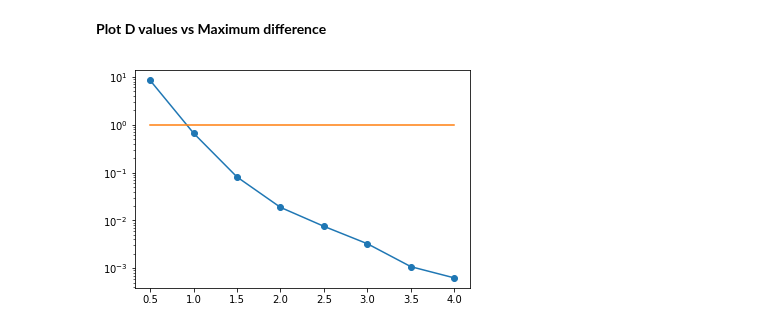
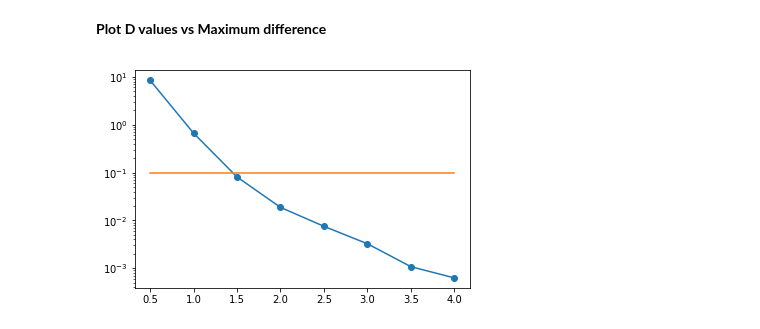
Before and after one commit to pinga-lab/tesseroid-variable-density, a Jupyter notebook: code/02_D-ratio-variable-density.ipynb, the cells around one changed output. Drawn from its saved outputs; the diff is of its cells as text; code cells hidden in the pictures.

```diff
--- a/code/02_D-ratio-variable-density.ipynb
+++ b/code/02_D-ratio-variable-density.ipynb
@@ -146,8 +146,8 @@ for D in D_values:
 **Plot D values vs Maximum difference**
 # %%
 plt.plot(D_values, errors, 'o-')
-plt.plot([D_values[0], D_values[-1]], [10e-1, 10e-1], '-')
+plt.plot([D_values[0], D_values[-1]], [1e-1, 1e-1], '-')
 plt.semilogy()
 plt.show()
 # %% [output]
-[figure, old version]
+[figure, new version]
```
